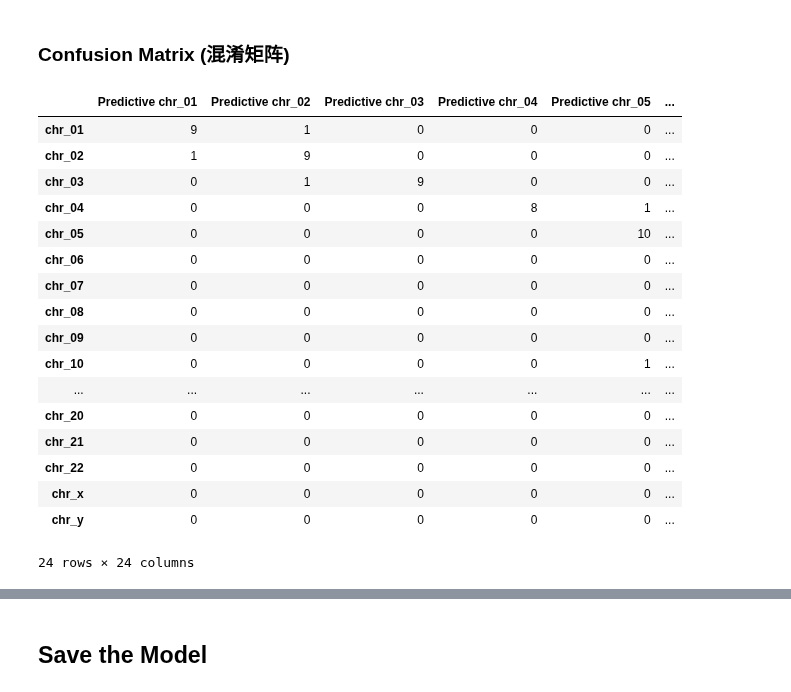
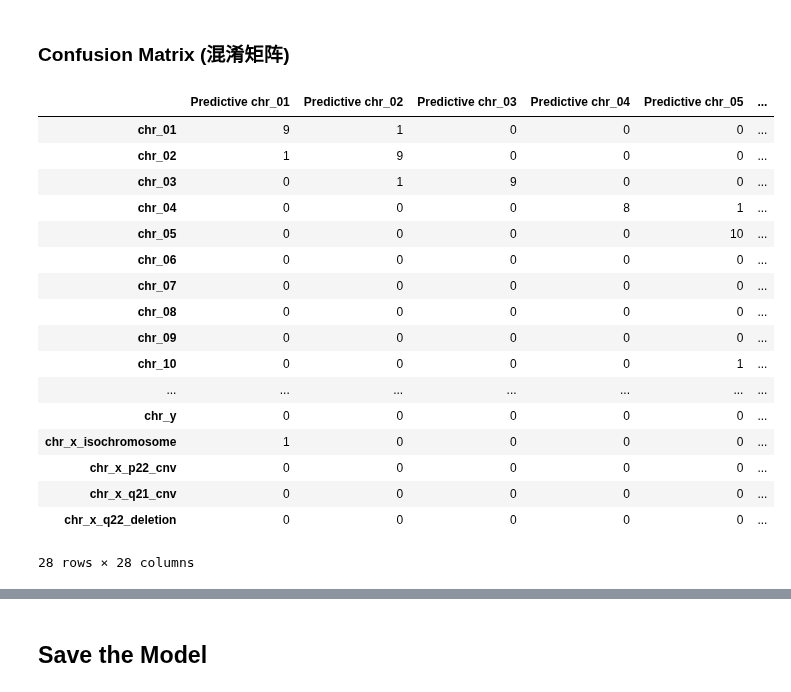
Before and after one commit to YangChuan80/MachineLearning, a Jupyter notebook: KaryoChimneyRock/KaryoChimneyRock.ipynb, the cells around one changed output, grey strips where cells are left out. Cells and saved outputs as stored; diff of their text form; code cells hidden in the pictures.

```diff
--- a/KaryoChimneyRock/KaryoChimneyRock.ipynb
+++ b/KaryoChimneyRock/KaryoChimneyRock.ipynb
@@ -839,39 +839,43 @@ array(['chr_01', 'chr_01', 'chr_01', 'chr_01', 'chr_01', 'chr_01',
 # %%
 cm = np.array(confusion_matrix(y_test, y_predict, labels=['chr_01', 'chr_02', 'chr_03', 'chr_04', 'chr_05',
                                     'chr_06', 'chr_07', 'chr_08', 'chr_09', 'chr_10',
                                     'chr_11', 'chr_12', 'chr_13', 'chr_14', 'chr_15',
                                     'chr_16', 'chr_17', 'chr_18', 'chr_19', 'chr_20',
-                                    'chr_21', 'chr_22', 'chr_x', 'chr_y' ]))
+                                    'chr_21', 'chr_22', 'chr_x', 'chr_y',
+                                    'chr_x_isochromosome', 'chr_x_p22_cnv', 'chr_x_q21_cnv', 'chr_x_q22_deletion']))
 confusion = pd.DataFrame(cm, index=['chr_01', 'chr_02', 'chr_03', 'chr_04', 'chr_05',
                                     'chr_06', 'chr_07', 'chr_08', 'chr_09', 'chr_10',
                                     'chr_11', 'chr_12', 'chr_13', 'chr_14', 'chr_15',
                                     'chr_16', 'chr_17', 'chr_18', 'chr_19', 'chr_20',
-                                    'chr_21', 'chr_22', 'chr_x', 'chr_y' ],
+                                    'chr_21', 'chr_22', 'chr_x', 'chr_y',
+                                   'chr_x_isochromosome', 'chr_x_p22_cnv', 'chr_x_q21_cnv', 'chr_x_q22_deletion'],
                         columns=['Predictive chr_01', 'Predictive chr_02', 'Predictive chr_03', 'Predictive chr_04', 'Predictive chr_05',
                                     'Predictive chr_06', 'Predictive chr_07', 'Predictive chr_08', 'Predictive chr_09', 'Predictive chr_10',
                                     'Predictive chr_11', 'Predictive chr_12', 'Predictive chr_13', 'Predictive chr_14', 'Predictive chr_15',
                                     'Predictive chr_16', 'Predictive chr_17', 'Predictive chr_18', 'Predictive chr_19', 'Predictive chr_20',
-                                    'Predictive chr_21', 'Predictive chr_22', 'Predictive chr_x', 'Predictive chr_y' ],)
+                                    'Predictive chr_21', 'Predictive chr_22', 'Predictive chr_x', 'Predictive chr_y' ,
+                                'Predictive chr_x_isochromosome', 'Predictive chr_x_p22_cnv', 'Predictive chr_x_q21_cnv', 'Predictive chr_x_q22_deletion'],)
+confusion.to_csv('ConfusionMatrix.csv')
 confusion
 # %% [output]
 |  | Predictive chr_01 | Predictive chr_02 | Predictive chr_03 | Predictive chr_04 | Predictive chr_05 | ... |
 | chr_01 | 9 | 1 | 0 | 0 | 0 | ... |
 | chr_02 | 1 | 9 | 0 | 0 | 0 | ... |
 | chr_03 | 0 | 1 | 9 | 0 | 0 | ... |
 | chr_04 | 0 | 0 | 0 | 8 | 1 | ... |
 | chr_05 | 0 | 0 | 0 | 0 | 10 | ... |
 | chr_06 | 0 | 0 | 0 | 0 | 0 | ... |
 | chr_07 | 0 | 0 | 0 | 0 | 0 | ... |
 | chr_08 | 0 | 0 | 0 | 0 | 0 | ... |
 | chr_09 | 0 | 0 | 0 | 0 | 0 | ... |
 | chr_10 | 0 | 0 | 0 | 0 | 1 | ... |
 | ... | ... | ... | ... | ... | ... | ... |
-| chr_20 | 0 | 0 | 0 | 0 | 0 | ... |
-| chr_21 | 0 | 0 | 0 | 0 | 0 | ... |
-| chr_22 | 0 | 0 | 0 | 0 | 0 | ... |
-| chr_x | 0 | 0 | 0 | 0 | 0 | ... |
 | chr_y | 0 | 0 | 0 | 0 | 0 | ... |
+| chr_x_isochromosome | 1 | 0 | 0 | 0 | 0 | ... |
+| chr_x_p22_cnv | 0 | 0 | 0 | 0 | 0 | ... |
+| chr_x_q21_cnv | 0 | 0 | 0 | 0 | 0 | ... |
+| chr_x_q22_deletion | 0 | 0 | 0 | 0 | 0 | ... |
-24 rows × 24 columns
+28 rows × 28 columns
 # %%
 print(classification_report(y_test, y_predict))
 # %% [output]
```
Also changed, not shown: parts of 10 cells of this notebook, 3 other files.
